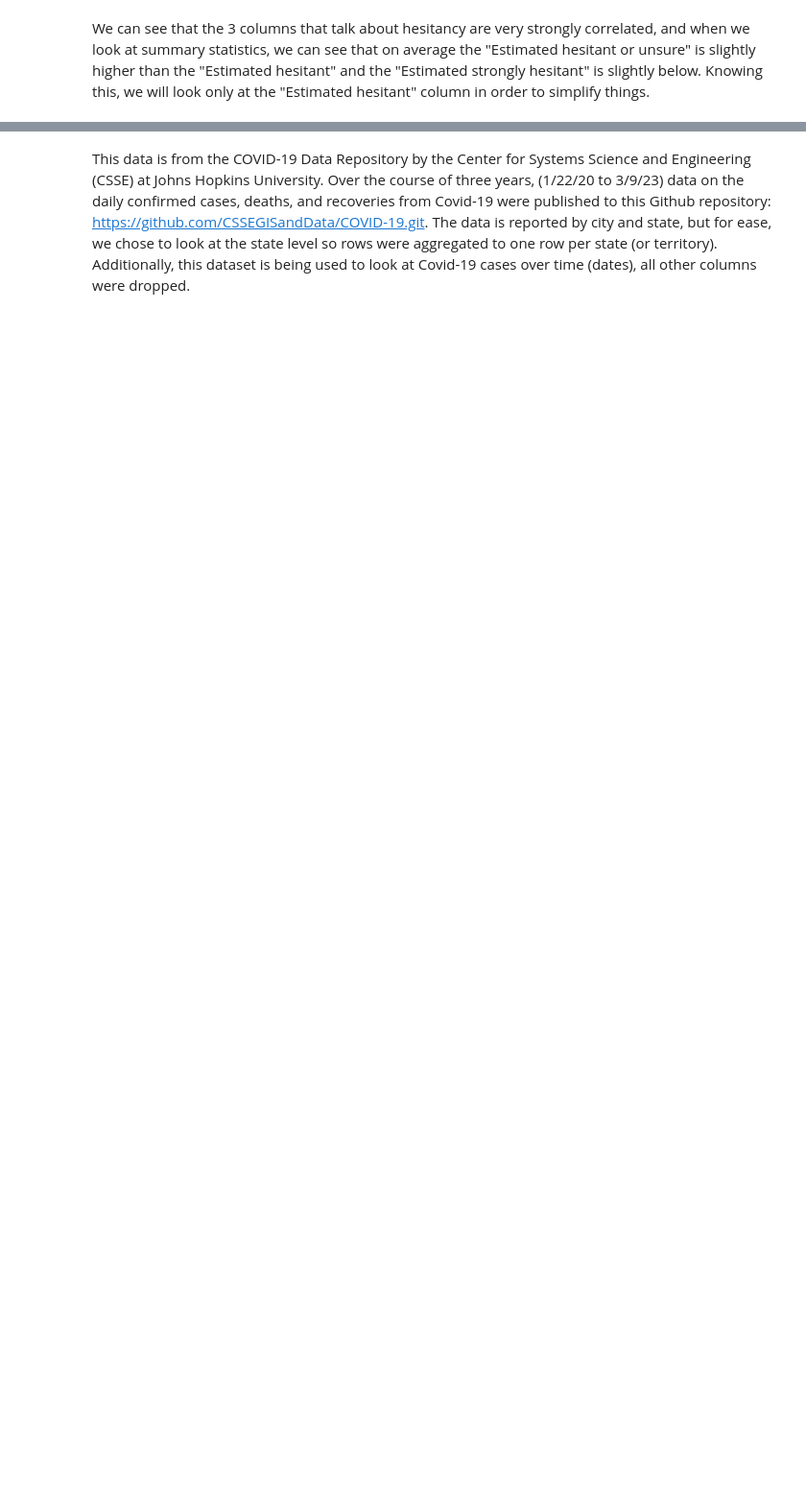
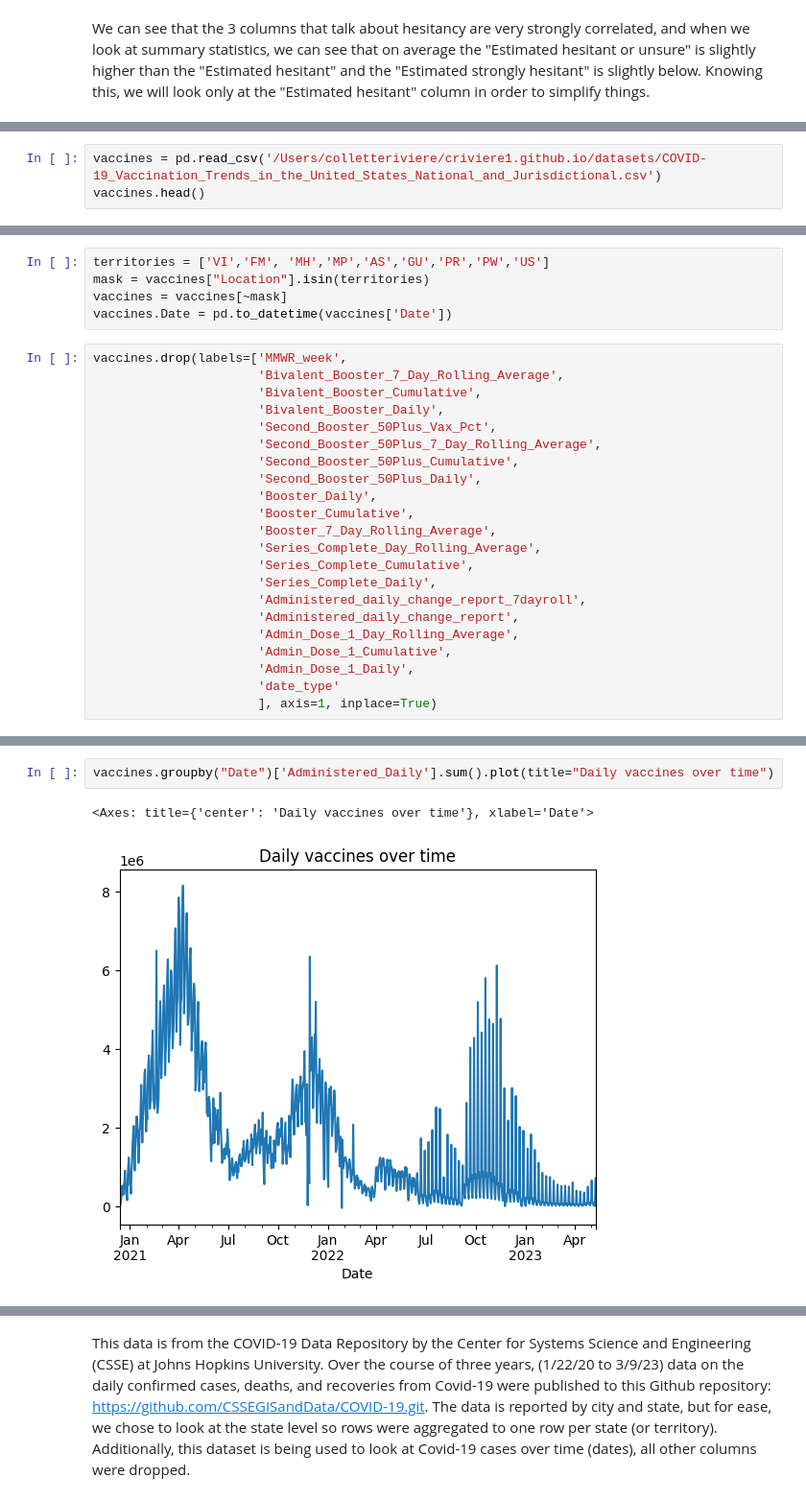
Before and after one commit to criviere1/criviere1.github.io, a Jupyter notebook: Milestone1.ipynb, the cells around one changed output, grey strips where cells are left out. Shown at 96% size. Saved outputs shown, nothing was run; the diff lists cells and outputs as text; blank space fills up the shorter version.

```diff
--- a/Milestone1.ipynb
+++ b/Milestone1.ipynb
@@ -97,0 +137,3 @@ hesitancy_df.plot.scatter(x=['Percent non-Hispanic White'], y='Social Vulnerabil
+# %%
+vaccines = pd.read_csv('/Users/colletteriviere/criviere1.github.io/datasets/COVID-19_Vaccination_Trends_in_the_United_States_National_and_Jurisdictional.csv')
+vaccines.head()
@@ -97,0 +150,27 @@ hesitancy_df.plot.scatter(x=['Percent non-Hispanic White'], y='Social Vulnerabil
+# %%
+territories = ['VI','FM', 'MH','MP','AS','GU','PR','PW','US']
+mask = vaccines["Location"].isin(territories)
+vaccines = vaccines[~mask]
+vaccines.Date = pd.to_datetime(vaccines['Date'])
+# %%
+vaccines.drop(labels=['MMWR_week',
+                      'Bivalent_Booster_7_Day_Rolling_Average',
+                      'Bivalent_Booster_Cumulative',
+                      'Bivalent_Booster_Daily',
+                      'Second_Booster_50Plus_Vax_Pct',
+                      'Second_Booster_50Plus_7_Day_Rolling_Average',
+                      'Second_Booster_50Plus_Cumulative',
+                      'Second_Booster_50Plus_Daily',
+                      'Booster_Daily',
+                      'Booster_Cumulative',
+                      'Booster_7_Day_Rolling_Average',
+                      'Series_Complete_Day_Rolling_Average',
+                      'Series_Complete_Cumulative',
+                      'Series_Complete_Daily',
+                      'Administered_daily_change_report_7dayroll',
+                      'Administered_daily_change_report',
+                      'Admin_Dose_1_Day_Rolling_Average',
+                      'Admin_Dose_1_Cumulative',
+                      'Admin_Dose_1_Daily',
+                      'date_type'
+                      ], axis=1, inplace=True)
@@ -97,0 +188,5 @@ hesitancy_df.plot.scatter(x=['Percent non-Hispanic White'], y='Social Vulnerabil
+# %%
+vaccines.groupby("Date")['Administered_Daily'].sum().plot(title="Daily vaccines over time")
+# %% [output]
+<Axes: title={'center': 'Daily vaccines over time'}, xlabel='Date'>
+[figure, added]
```
Also changed, not shown: parts of 50 cells of this notebook, 8 other files.
